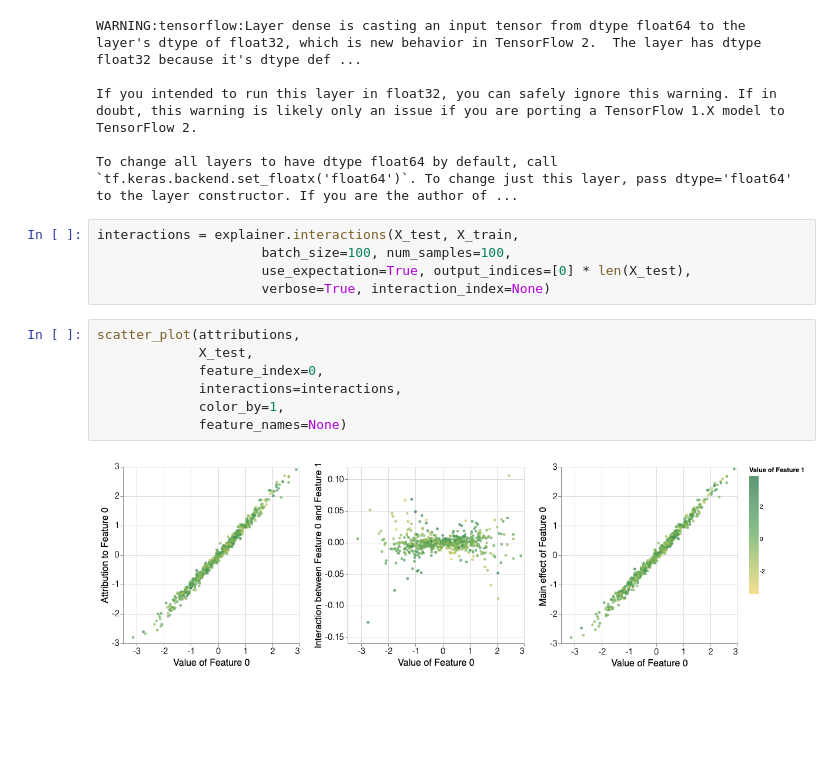
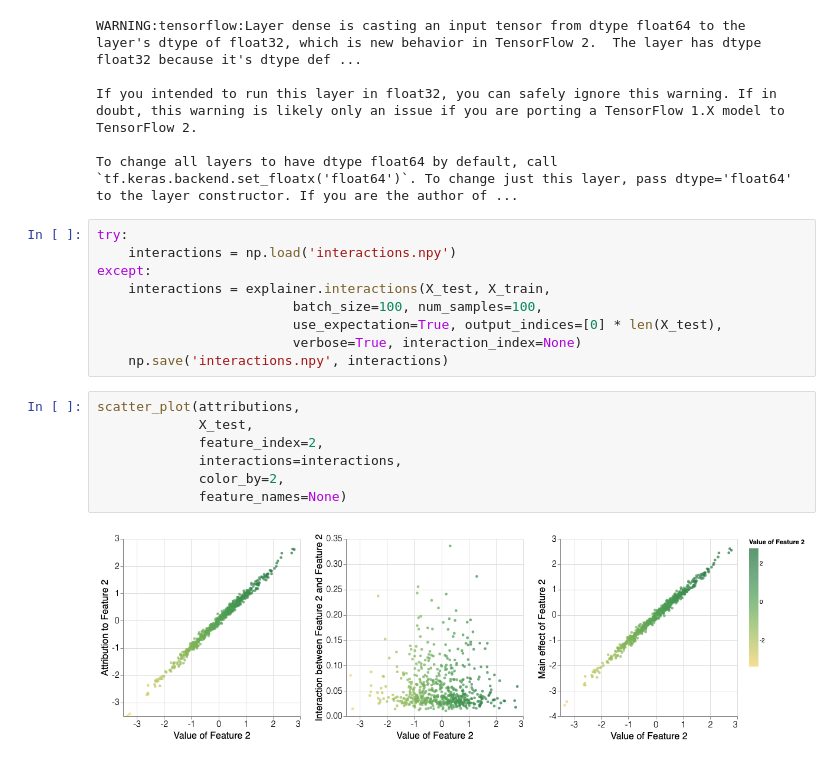
Before and after one commit to suinleelab/path_explain, a Jupyter notebook: examples/simulations/no_interactions.ipynb, the cells around one changed output. Cells and saved outputs as stored; diff of their text form; blank space fills up the shorter version.

```diff
--- a/examples/simulations/no_interactions.ipynb
+++ b/examples/simulations/no_interactions.ipynb
@@ -104,16 +105,20 @@ If you intended to run this layer in float32, you can safely ignore this warning
 
 To change all layers to have dtype float64 by default, call `tf.keras.backend.set_floatx('float64')`. To change just this layer, pass dtype='float64' to the layer constructor. If you are the author of ...
 # %%
-interactions = explainer.interactions(X_test, X_train,
-                     batch_size=100, num_samples=100,
-                     use_expectation=True, output_indices=[0] * len(X_test),
-                     verbose=True, interaction_index=None)
+try:
+    interactions = np.load('interactions.npy')
+except:
+    interactions = explainer.interactions(X_test, X_train,
+                         batch_size=100, num_samples=100,
+                         use_expectation=True, output_indices=[0] * len(X_test),
+                         verbose=True, interaction_index=None)
+    np.save('interactions.npy', interactions)
 # %%
 scatter_plot(attributions,
              X_test,
-             feature_index=0,
+             feature_index=2,
              interactions=interactions,
-             color_by=1,
+             color_by=2,
              feature_names=None)
 # %% [output]
-[figure, old version]
+[figure, new version]
```
Also changed, not shown: parts of 5 cells of this notebook, 2 other files.
